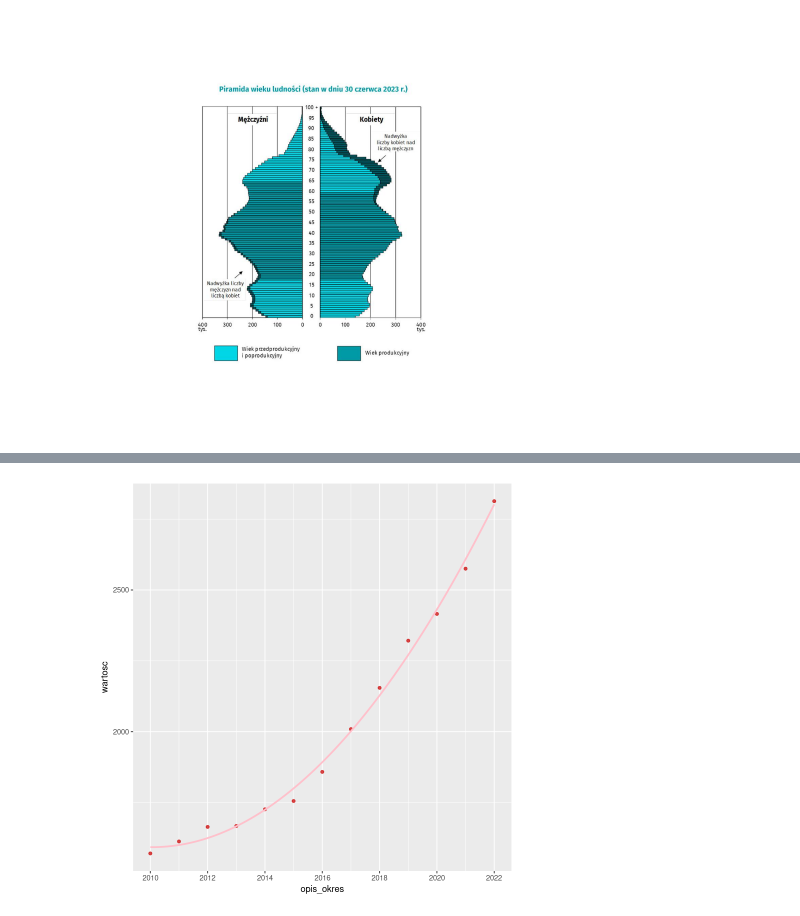
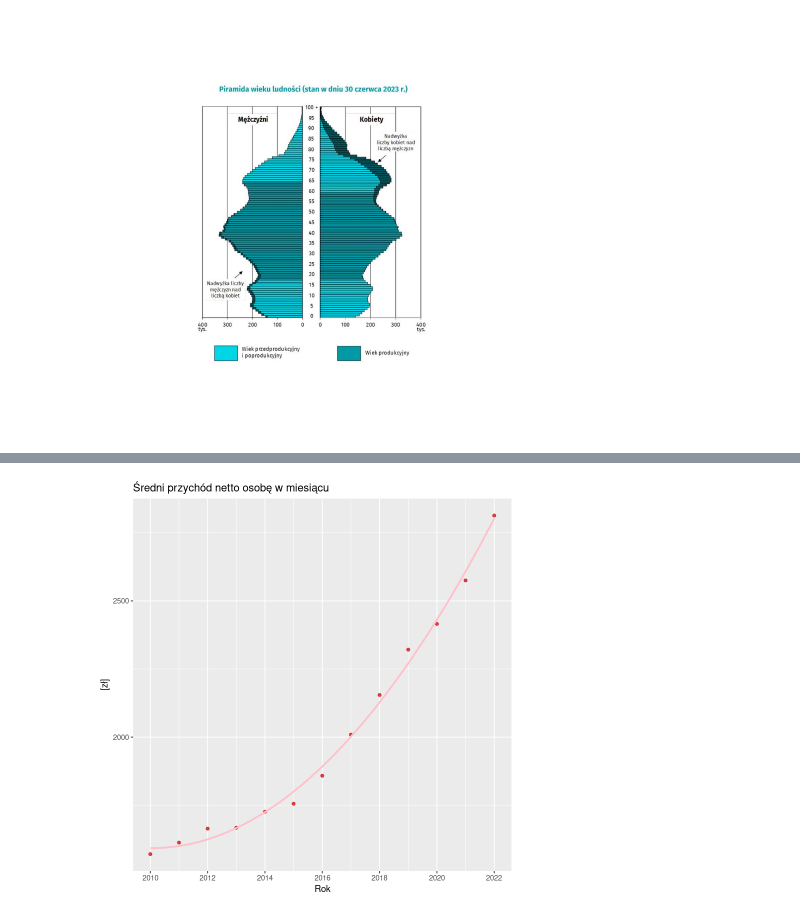
Before and after one commit to JakubDziegielewski/SAD_project_one, a Jupyter notebook: Problem_3/Problem_3.ipynb, the cells around one changed output, grey strips where cells are left out. Saved outputs shown, nothing was run; the diff lists cells and outputs as text; code cells hidden in the pictures.

```diff
--- a/Problem_3/Problem_3.ipynb
+++ b/Problem_3/Problem_3.ipynb
@@ -75,8 +50,9 @@ profits <- profits |> select(opis_okres, wartosc, typ_informacji)
 # %%
 profits |>
   ggplot(aes(x = opis_okres, y = wartosc)) +
   geom_point(color = "#cf1414c9") +
   scale_x_continuous(breaks = pretty_breaks()) +
-  geom_smooth(method = "lm", formula = y ~ poly(x, 2), se = FALSE, color = "pink")
+  geom_smooth(method = "lm", formula = y ~ poly(x, 2), se = FALSE, color = "pink") +
+  labs(title = "Średni przychód netto osobę w miesiącu", x = "Rok", y ="[zł]")
 # %% [output]
-[figure, old version]
+[figure, new version]
```
Also changed, not shown: parts of 7 cells of this notebook.
